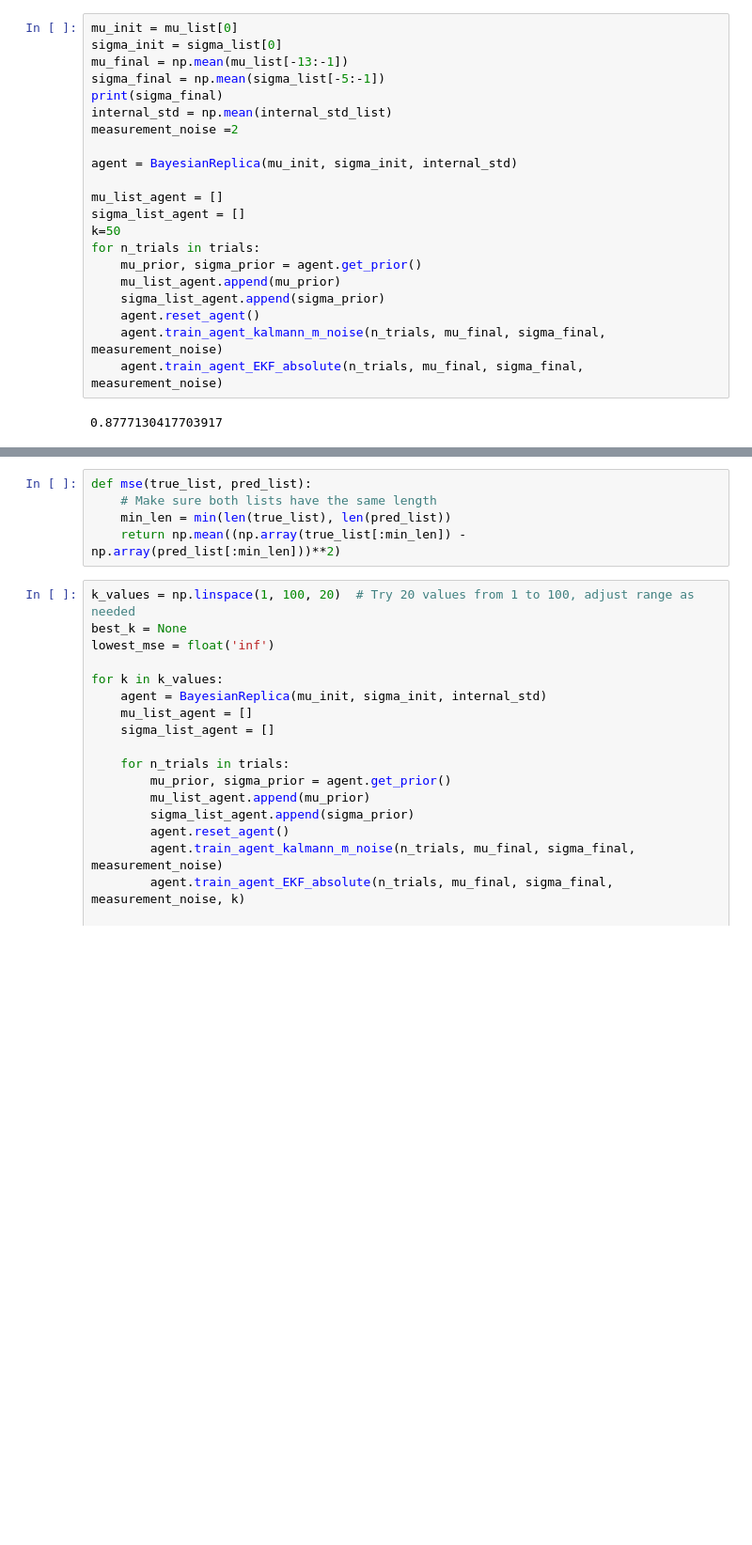
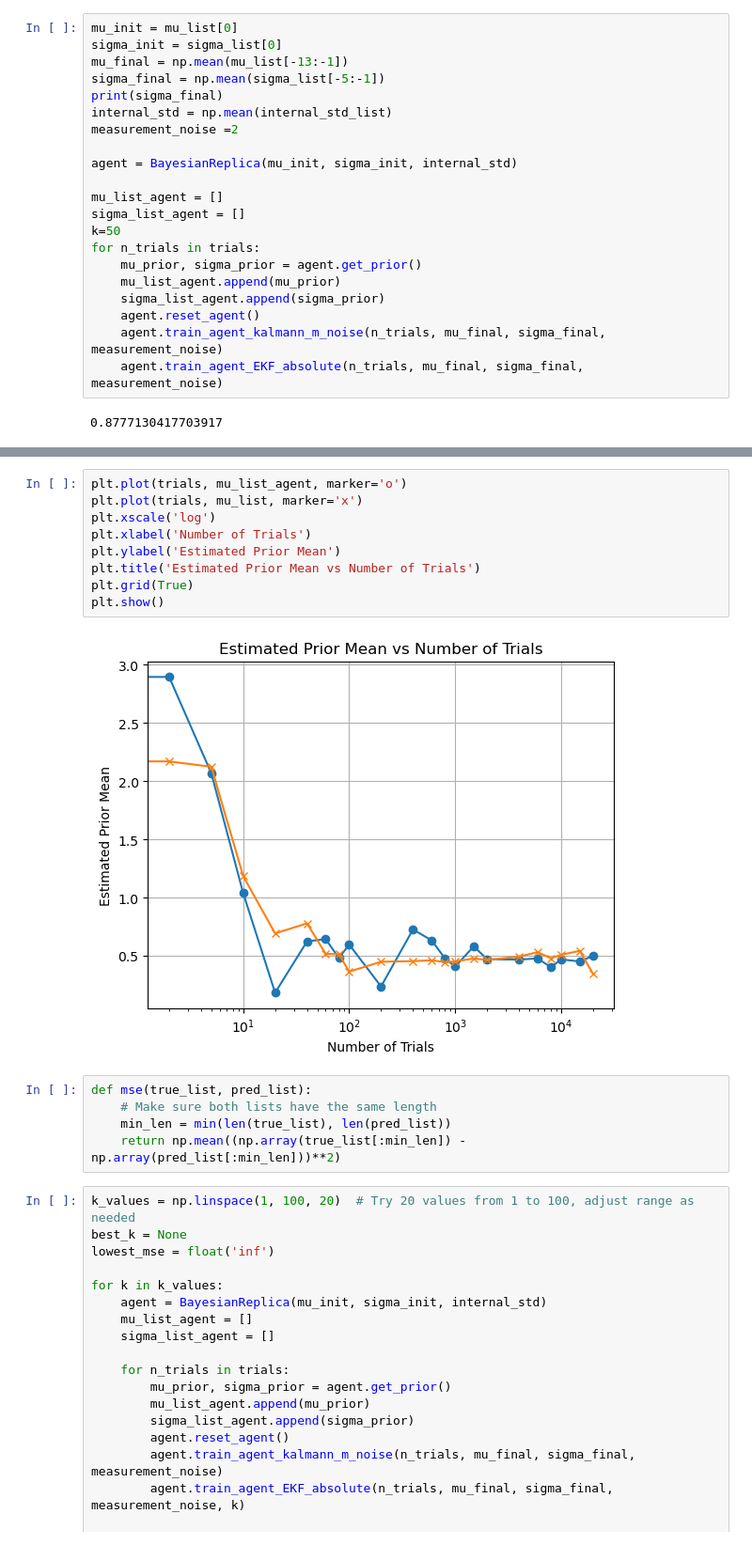
Before and after one commit to camila-maura/bayesian_agents_project_s1, a Jupyter notebook: notebooks/Level 5/level_5.ipynb, the cells around one changed output, grey strips where cells are left out. Shown at 94% size. Drawn from its saved outputs; the diff is of its cells as text; blank space fills up the shorter version.

```diff
--- a/notebooks/Level 5/level_5.ipynb
+++ b/notebooks/Level 5/level_5.ipynb
@@ -257,3 +277,14 @@ plt.show()
+# %%
+plt.plot(trials, mu_list_agent, marker='o')
+plt.plot(trials, mu_list, marker='x')
+plt.xscale('log')
+plt.xlabel('Number of Trials')
+plt.ylabel('Estimated Prior Mean')
+plt.title('Estimated Prior Mean vs Number of Trials')
+plt.grid(True)
+plt.show()
+# %% [output]
+[figure, added]
 # %%
 def mse(true_list, pred_list):
     # Make sure both lists have the same length
```
Also changed, not shown: parts of 7 cells of this notebook, 23 other files.
